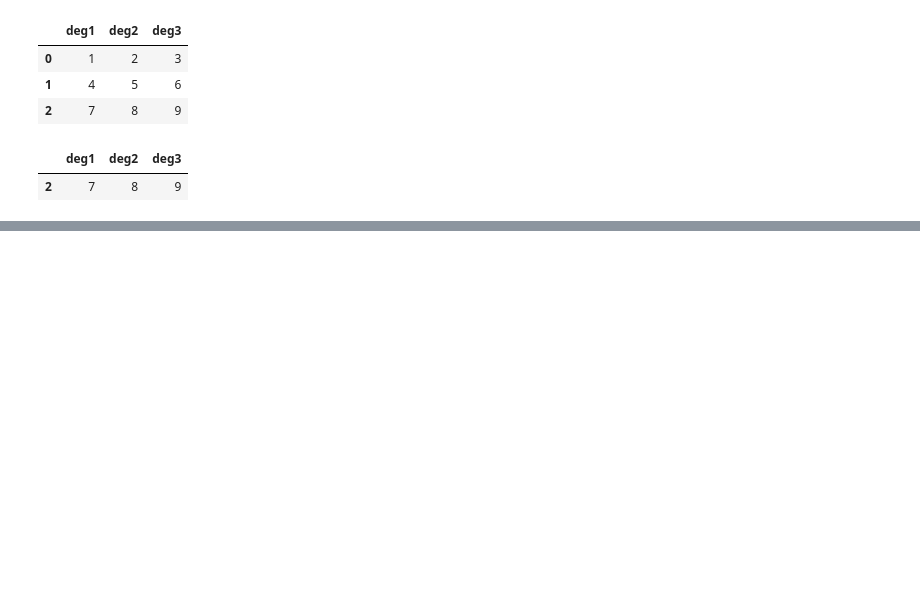
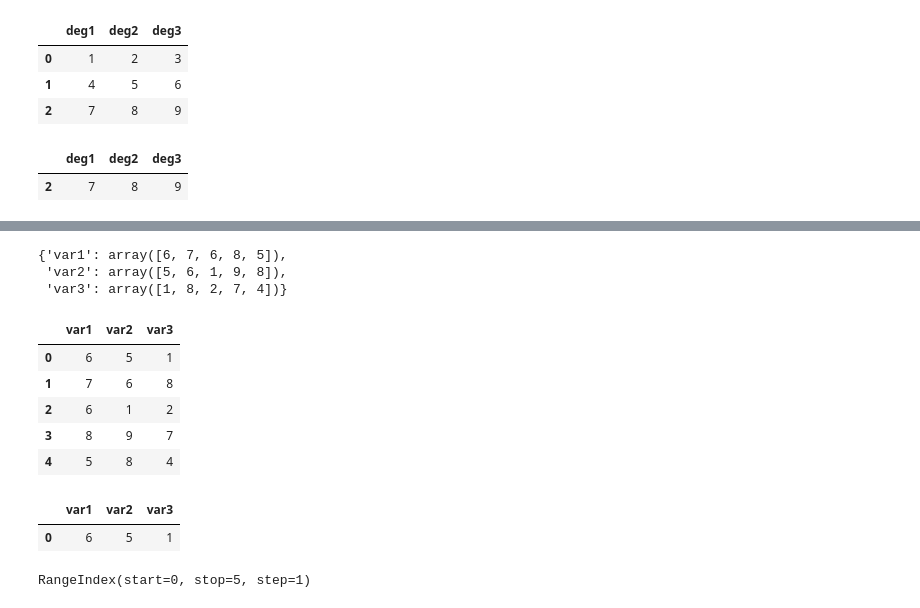
Before and after one commit to tahaasann/Data-Science-Course, a Jupyter notebook: veri_manipulasyonu.ipynb, the cells around one changed output, grey strips where cells are left out. Cells and saved outputs as stored; diff of their text form; code cells hidden in the pictures; blank space fills up the shorter version.

Commit message:
DataFrame Konusu eklendi

```diff
--- a/veri_manipulasyonu.ipynb
+++ b/veri_manipulasyonu.ipynb
@@ -1208,0 +1218,6 @@ pd.DataFrame(a, columns =)
+# %%
+import numpy as np
+import pandas as pd
+s1 = np.random.randint(10, size = 5)
+s2 = np.random.randint(10, size = 5)
+s3 = np.random.randint(10, size = 5)
@@ -1208,0 +1226,28 @@ pd.DataFrame(a, columns =)
+# %%
+sozluk = {"var1": s1, "var2": s2, "var3": s3}
+# %%
+sozluk
+# %% [output]
+{'var1': array([6, 7, 6, 8, 5]),
+ 'var2': array([5, 6, 1, 9, 8]),
+ 'var3': array([1, 8, 2, 7, 4])}
+# %%
+df = pd.DataFrame(sozluk)
+# %%
+df
+# %% [output]
+|  | var1 | var2 | var3 |
+| 0 | 6 | 5 | 1 |
+| 1 | 7 | 6 | 8 |
+| 2 | 6 | 1 | 2 |
+| 3 | 8 | 9 | 7 |
+| 4 | 5 | 8 | 4 |
+# %%
+df[0:1]
+# %% [output]
+|  | var1 | var2 | var3 |
+| 0 | 6 | 5 | 1 |
+# %%
+df.index
+# %% [output]
+RangeIndex(start=0, stop=5, step=1)
```
Also changed, not shown: parts of 28 cells of this notebook.
